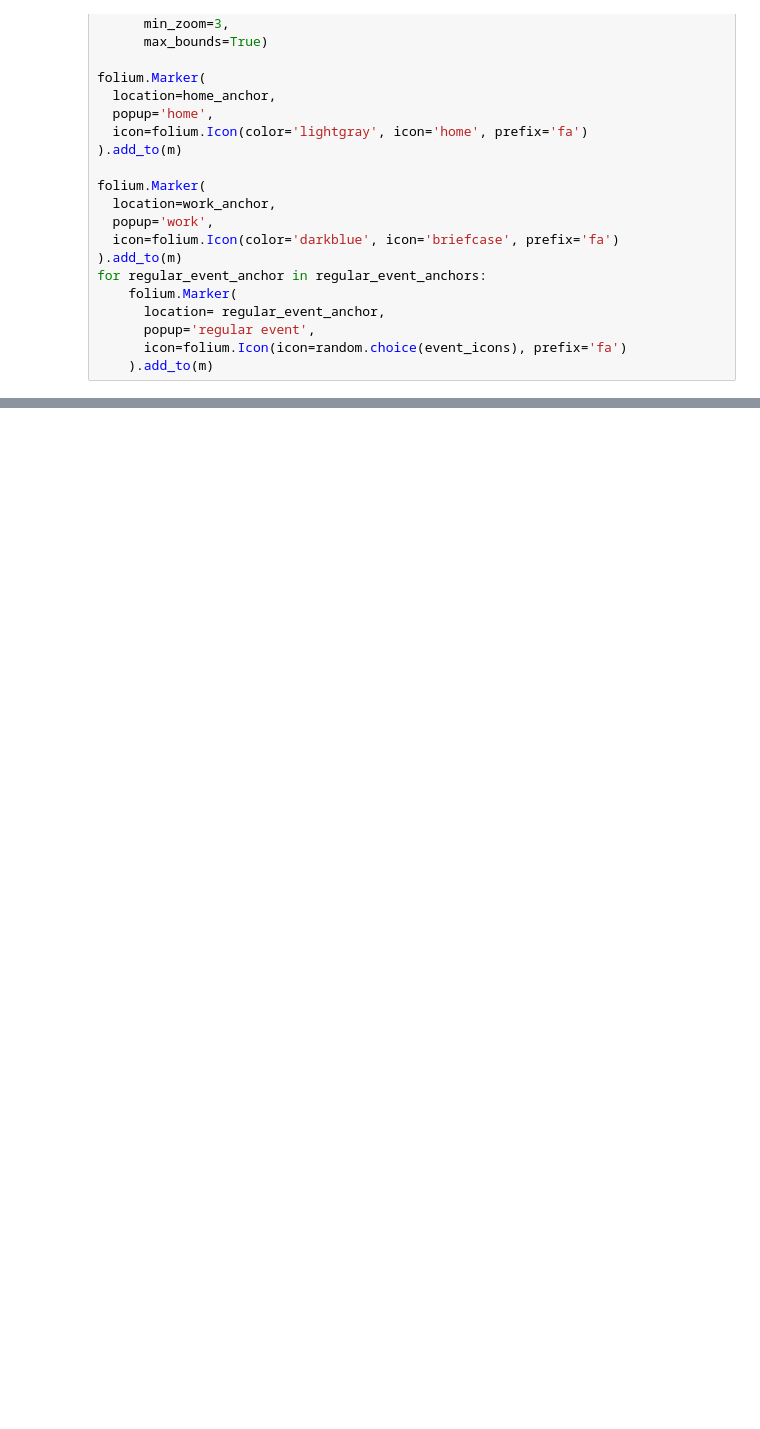
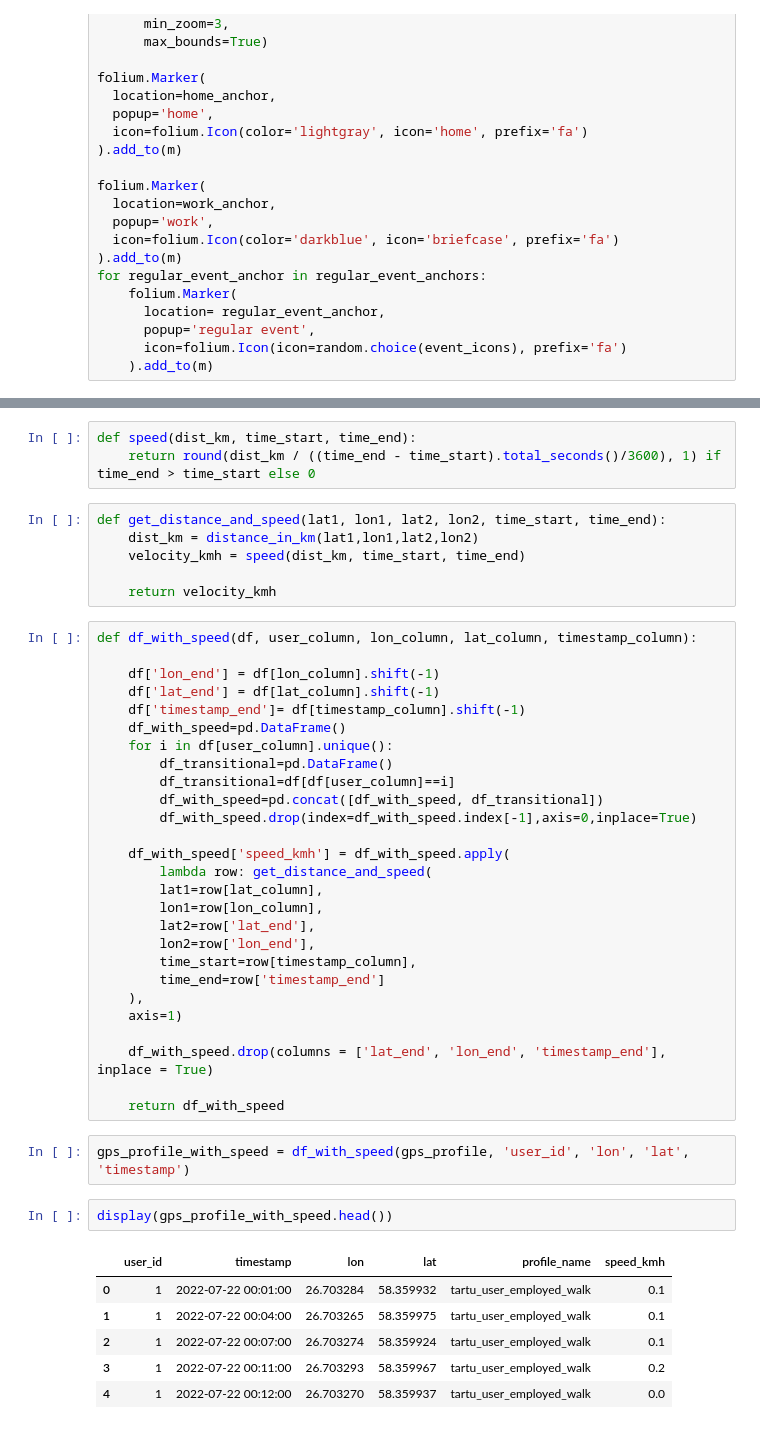
Before and after one commit to NikolayKozlovskiy/GPS_GENERATOR, a Jupyter notebook: vis_notebook.ipynb, the cells around one changed output, grey strips where cells are left out. Drawn from its saved outputs; the diff is of its cells as text; blank space fills up the shorter version.

```diff
--- a/vis_notebook.ipynb
+++ b/vis_notebook.ipynb
@@ -99,0 +120,47 @@ m
+# %%
+def speed(dist_km, time_start, time_end):
+    return round(dist_km / ((time_end - time_start).total_seconds()/3600), 1) if time_end > time_start else 0
+# %%
+def get_distance_and_speed(lat1, lon1, lat2, lon2, time_start, time_end):
+    dist_km = distance_in_km(lat1,lon1,lat2,lon2)
+    velocity_kmh = speed(dist_km, time_start, time_end)
+
+    return velocity_kmh
+# %%
+def df_with_speed(df, user_column, lon_column, lat_column, timestamp_column):
+
+    df['lon_end'] = df[lon_column].shift(-1)
+    df['lat_end'] = df[lat_column].shift(-1)
+    df['timestamp_end']= df[timestamp_column].shift(-1)
+    df_with_speed=pd.DataFrame()
+    for i in df[user_column].unique():
+        df_transitional=pd.DataFrame()
+        df_transitional=df[df[user_column]==i]
+        df_with_speed=pd.concat([df_with_speed, df_transitional])
+        df_with_speed.drop(index=df_with_speed.index[-1],axis=0,inplace=True)
+
+    df_with_speed['speed_kmh'] = df_with_speed.apply(
+        lambda row: get_distance_and_speed(
+        lat1=row[lat_column],
+        lon1=row[lon_column],
+        lat2=row['lat_end'],
+        lon2=row['lon_end'],
+        time_start=row[timestamp_column],
+        time_end=row['timestamp_end']
+    ),
+    axis=1)
+
+    df_with_speed.drop(columns = ['lat_end', 'lon_end', 'timestamp_end'], inplace = True)
+
+    return df_with_speed
+# %%
+gps_profile_with_speed = df_with_speed(gps_profile, 'user_id', 'lon', 'lat', 'timestamp')
+# %%
+display(gps_profile_with_speed.head())
+# %% [output]
+|  | user_id | timestamp | lon | lat | profile_name | speed_kmh |
+| 0 | 1 | 2022-07-22 00:01:00 | 26.703284 | 58.359932 | tartu_user_employed_walk | 0.1 |
+| 1 | 1 | 2022-07-22 00:04:00 | 26.703265 | 58.359975 | tartu_user_employed_walk | 0.1 |
+| 2 | 1 | 2022-07-22 00:07:00 | 26.703274 | 58.359924 | tartu_user_employed_walk | 0.1 |
+| 3 | 1 | 2022-07-22 00:11:00 | 26.703293 | 58.359967 | tartu_user_employed_walk | 0.2 |
+| 4 | 1 | 2022-07-22 00:12:00 | 26.703270 | 58.359937 | tartu_user_employed_walk | 0.0 |
```
Also changed, not shown: parts of 8 cells of this notebook, 1 other file.
